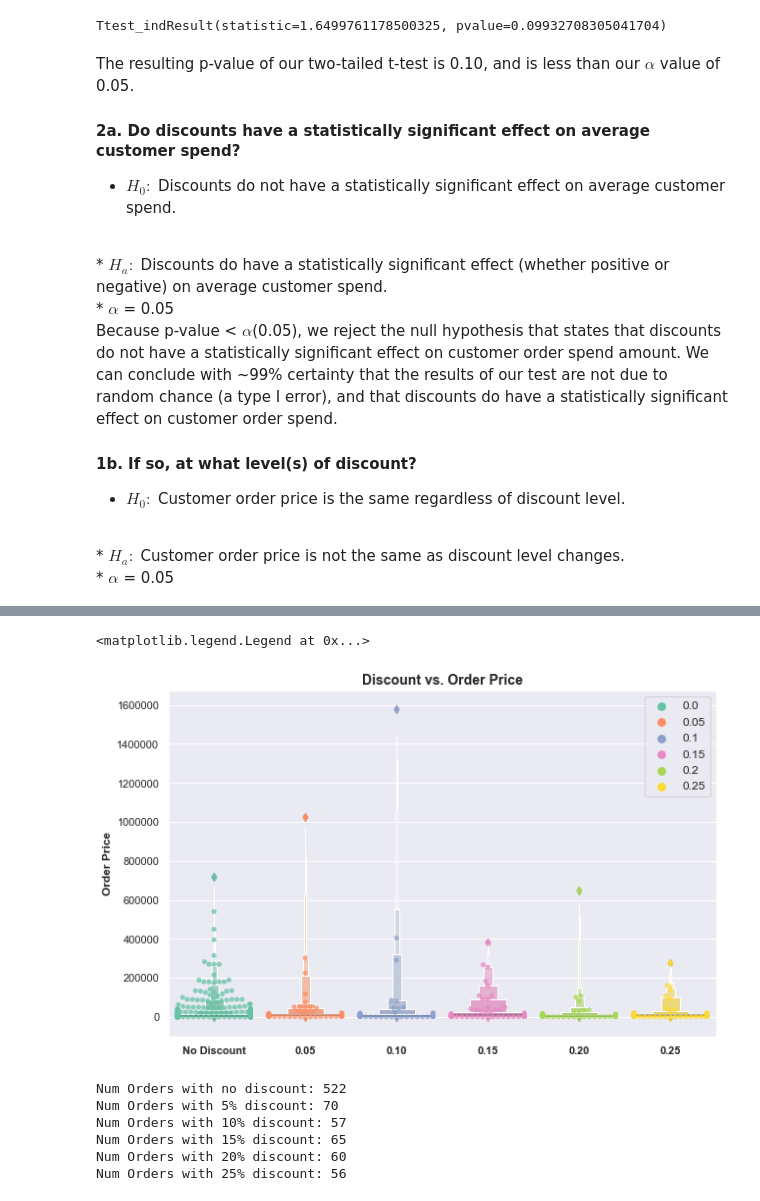
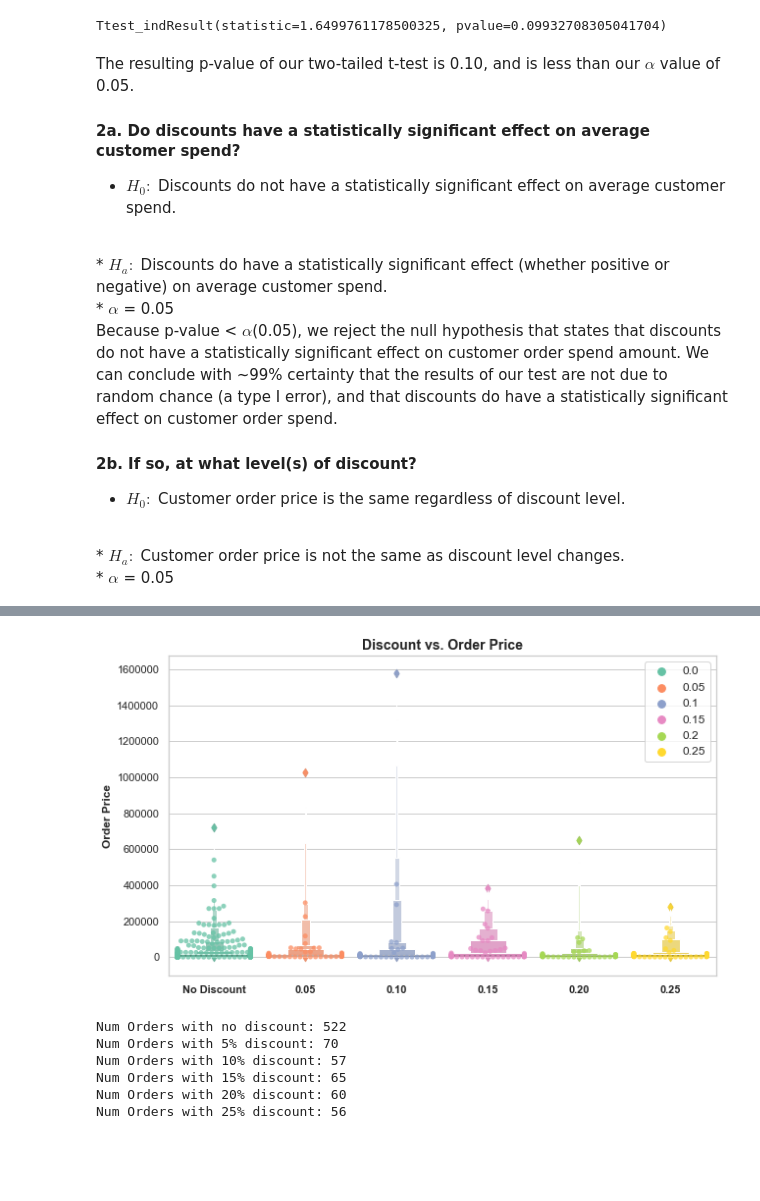
Before and after one commit to pawoody/dsc-2-final-project-online-ds-ft-041519, a Jupyter notebook: Mod 2 Project.ipynb, the cells around one changed output, grey strips where cells are left out. Cells and saved outputs as stored; diff of their text form; code cells hidden in the pictures; blank space fills up the shorter version.

```diff
--- a/Mod 2 Project.ipynb
+++ b/Mod 2 Project.ipynb
@@ -1098,7 +1098,8 @@ no_discount_KDE = KDE_gen(no_discount_mu, no_discount_sigma, no_discount_n)
 # %%
 # Visualizing Distribution of orders with/without discounts:
 sns.set(rc={'figure.figsize':(10,5)})
-sns.set()
+sns.set_style('whitegrid')
+
 ax = sns.distplot(df_discount_bool.Quantity, label='Discount', color='#E78AC3')
 ax = sns.distplot(df_nodiscount_bool.Quantity, label='No Discount', color='#A6D854')
 ax = sns.kdeplot(discount_KDE, label='Discount KDE')
@@ -1494,12 +1500,17 @@ df_discount_spend_nodisc.describe()
 | 75% | 10887.750000 | 33.250000 | 0.0 | 30.000000 | 24.000000 | 15300.000000 | 0.0 |
 | max | 11077.000000 | 263.500000 | 0.0 | 130.000000 | 750.000000 | 720000.000000 | 0.0 |
 # %%
-sns.set(rc={'figure.figsize':(10,6.5)})
+# Visualizing order price frequency by hue Discount:
+sns.set_style('whitegrid')
 
+# Plotting boxenplot and swarm plot on the same axis:
 ax = sns.boxenplot(data=df_discount_spend, x=df_discount_spend.DiscBool, y=df_discount_spend.OrderPrice, palette='Set2')
-ax = sns.swarmplot(data=df_discount_basic, x=df_discount_spend.DiscBool, y=df_discount_spend.OrderPrice, hue=df_discount_spend.Discount, palette='Set2', alpha=.75)
+ax = sns.swarmplot(data=df_discount_spend, x=df_discount_spend.DiscBool, y=df_discount_spend.OrderPrice, hue=df_discount_spend.Discount, palette='Set2', alpha=.75)
+
+# Labeling:
 ax.set_title('Discount vs. Order Price', fontsize=14, fontweight='bold')
 ax.set_ylabel('Order Price', fontweight='semibold')
+ax.set_ylim(0)
 ax.set_xlabel('')
 ax.set_xticklabels(['No Discount', 'Discount'], fontweight='semibold');
 # %% [output]
@@ -1664,7 +1677,7 @@ The resulting p-value of our two-tailed t-test is 0.10, and is less than our $\a
 
 Because p-value <  $\alpha$(0.05), we reject the null hypothesis that states that discounts do not have a statistically significant effect on customer order spend amount. We can conclude with ~99% certainty that the results of our test are not due to random chance (a type I error), and that discounts do have a statistically significant effect on customer order spend.
 
-#### 1b. If so, at what level(s) of discount?
+#### 2b. If so, at what level(s) of discount?
 * $H_{0}:$ Customer order price is the same regardless of discount level.
 <br>
 * $H_{a}:$ Customer order price is not the same as discount level changes.
@@ -1678,18 +1691,19 @@ df_log_discount_spend.head(3)
 | 1 | 10249 | 42.4 | 0.00 | 40 | 50 | 84800.0 | 0 | 11.348051 |
 | 2 | 10250 | 16.8 | 0.15 | 15 | 32 | 6854.4 | 1 | 8.832646 |
 # %%
-sns.set(rc={'figure.figsize':(10,6.5)})
+sns.set_style('whitegrid')
+fig, ax = plt.subplots(figsize=(10,6))
 
 ax = sns.boxenplot(data=df_log_discount_spend, x=df_discount_spend.Discount, y=df_discount_spend.OrderPrice, palette='Set2')
 ax = sns.swarmplot(data=df_log_discount_spend, x=df_discount_spend.Discount, y=df_discount_spend.OrderPrice, hue=df_discount_spend.Discount, palette='Set2', alpha=.75)
+
 ax.set_title('Discount vs. Order Price', fontsize=14, fontweight='bold')
 ax.set_ylabel('Order Price', fontweight='semibold')
 ax.set_xlabel('')
-ax.set_xticklabels(['No Discount', '0.05', '0.10', '0.15', '0.20', '0.25'], fontweight='semibold');
-ax.legend(loc=1, fontsize='medium')
+ax.set_xticklabels(['No Discount', '0.05', '0.10', '0.15', '0.20', '0.25'], fontweight='semibold')
+ax.legend(loc=1, fontsize='medium');
 # %% [output]
-<matplotlib.legend.Legend at 0x...>
-[figure, old version]
+[figure, new version]
 # %%
 # Creating New DataFrames for varying discount level:
 df_log_ds_nodisc = df_log_discount_spend[df_log_discount_spend.Discount.isin([0])]
```
Also changed, not shown: parts of 80 cells of this notebook.
